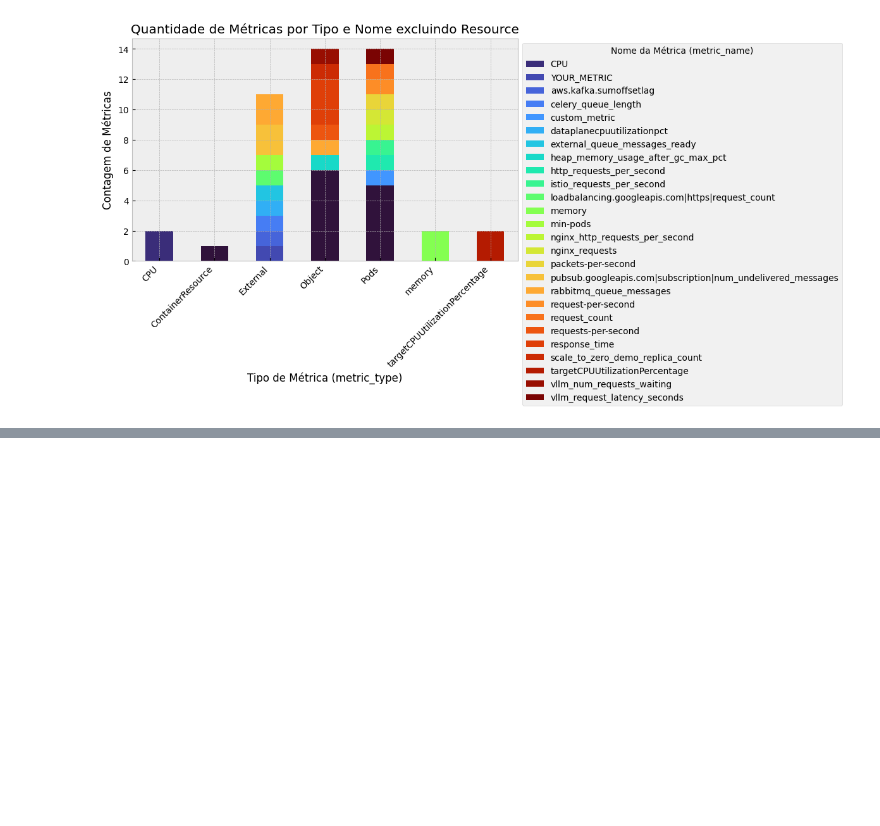
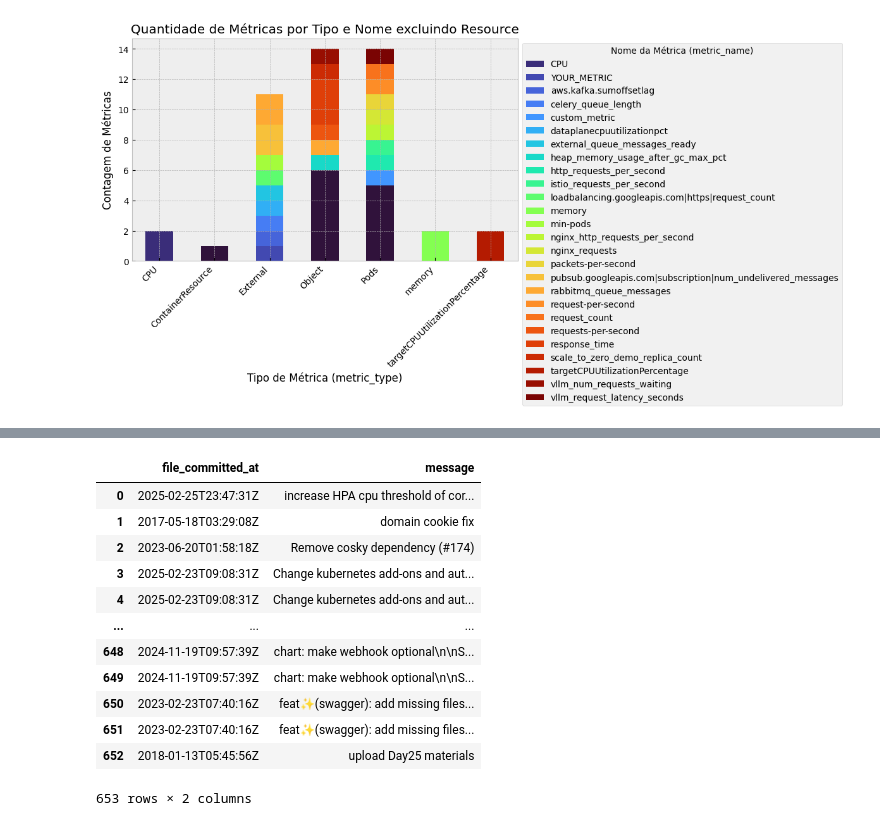
Before and after one commit to xisberto/hpa_usage, a Jupyter notebook: hpa_classify.ipynb, the cells around one changed output, grey strips where cells are left out. Saved outputs shown, nothing was run; the diff lists cells and outputs as text; code cells hidden in the pictures; blank space fills up the shorter version.

```diff
--- a/hpa_classify.ipynb
+++ b/hpa_classify.ipynb
@@ -605,0 +660,23 @@ plt.show()
+# %%
+wait_for_reset('core')
+
+paths_committed_at = Parallel(n_jobs=32)(
+    delayed(get_file_last_commit)(row) for _, row in filter_nohelm.iterrows()
+)
+# %%
+df_committed_at = pd.DataFrame(paths_committed_at)
+display(df_committed_at)
+# %% [output]
+|  | file_committed_at | message |
+| 0 | 2025-02-25T23:47:31Z | increase HPA cpu threshold of cor... |
+| 1 | 2017-05-18T03:29:08Z | domain cookie fix |
+| 2 | 2023-06-20T01:58:18Z | Remove cosky dependency (#174) |
+| 3 | 2025-02-23T09:08:31Z | Change kubernetes add-ons and aut... |
+| 4 | 2025-02-23T09:08:31Z | Change kubernetes add-ons and aut... |
+| ... | ... | ... |
+| 648 | 2024-11-19T09:57:39Z | chart: make webhook optional\n\nS... |
+| 649 | 2024-11-19T09:57:39Z | chart: make webhook optional\n\nS... |
+| 650 | 2023-02-23T07:40:16Z | feat✨(swagger): add missing files... |
+| 651 | 2023-02-23T07:40:16Z | feat✨(swagger): add missing files... |
+| 652 | 2018-01-13T05:45:56Z | upload Day25 materials |
+653 rows × 2 columns
```
Also changed, not shown: parts of 8 cells of this notebook.
